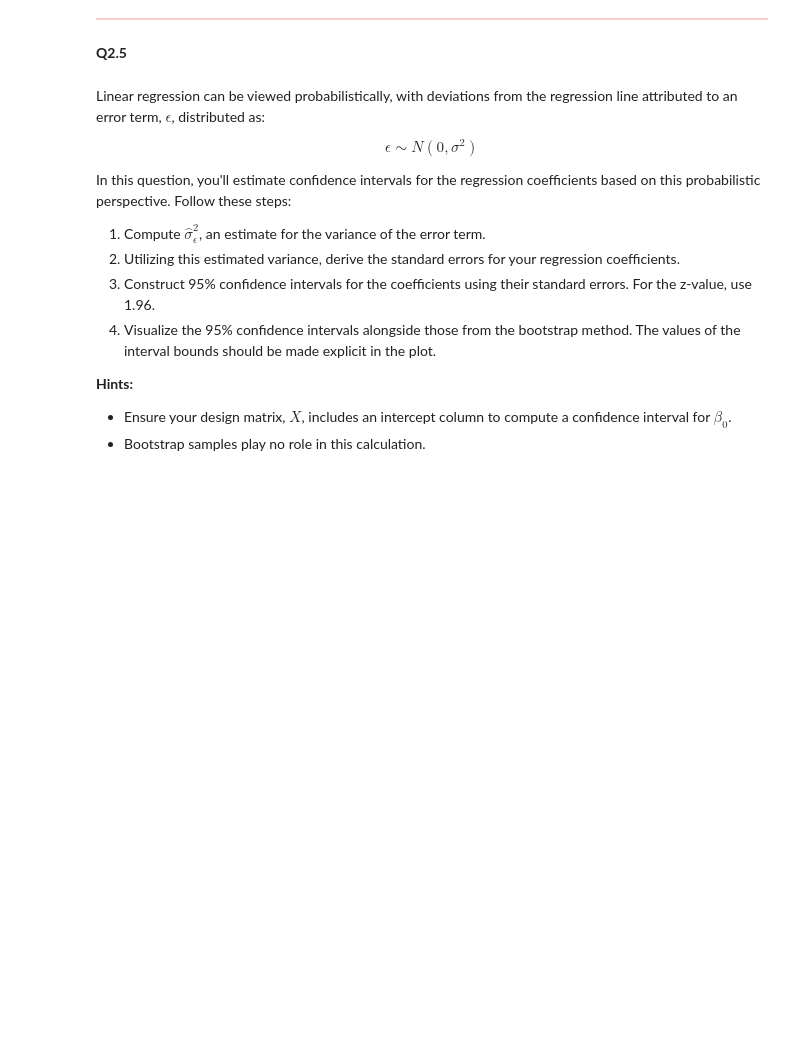
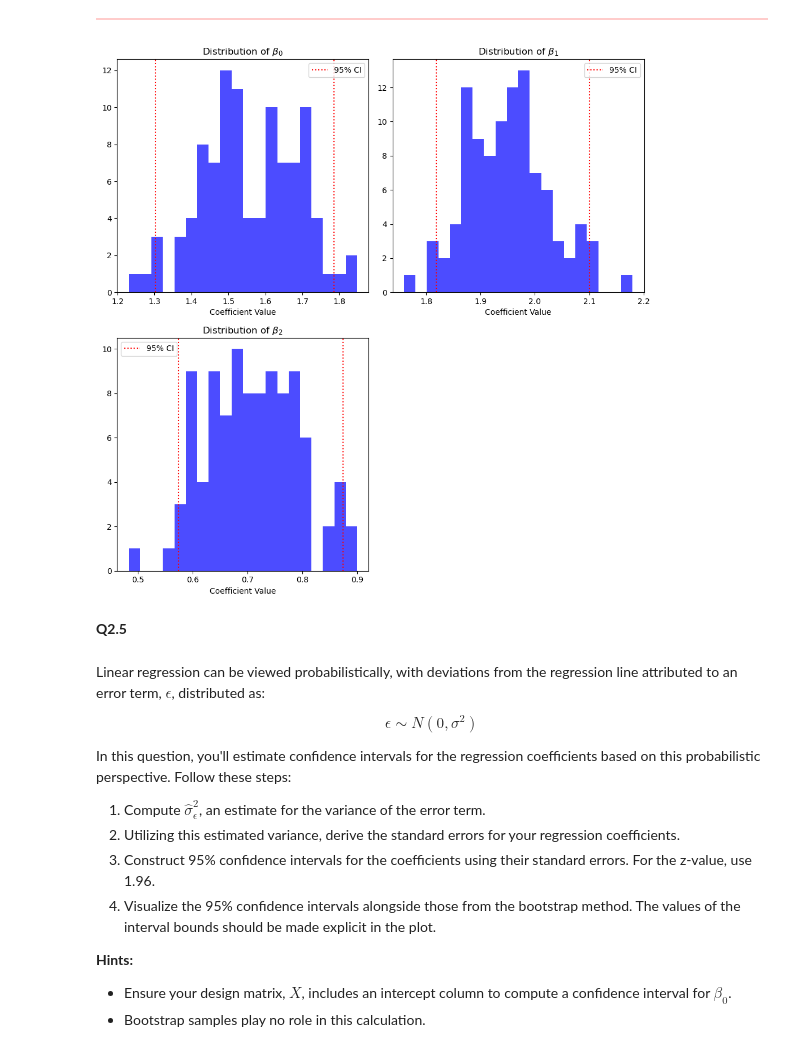
Before and after one commit to julienberman/CS-109a, a Jupyter notebook: psets/cs1090a_hw3/cs1090a_hw3.ipynb, the cells around one changed output. Cells and saved outputs as stored; diff of their text form; code cells hidden in the pictures; blank space fills up the shorter version.

```diff
--- a/psets/cs1090a_hw3/cs1090a_hw3.ipynb
+++ b/psets/cs1090a_hw3/cs1090a_hw3.ipynb
@@ -174,2 +199,10 @@ Next, use `PolynomialFeatures()` to generate a design matrices of the guesstimat
+# %%
+# your code here
+guessed_deg = 2
+x_poly_train = PolynomialFeatures(guessed_deg, include_bias = False).fit_transform(df_train[["Spreading_factor"]])
+y_train = df_train["Perc_population"]
+
+x_poly_test = PolynomialFeatures(guessed_deg, include_bias = False).fit_transform(df_test[["Spreading_factor"]])
+y_test = df_test["Perc_population"]
 # %%
 grader.check("q2.1")
@@ -247,3 +359,40 @@ _Type your answer here, replacing this text._
+# %%
+# Create grid of subplots
+n_coefs = len(bootstrap_results)
+n_rows = (n_coefs + 1) // 2
+n_cols = 2
+
+fig, axes = plt.subplots(n_rows, n_cols, figsize=(10, 5 * n_rows))
+axes = axes.flatten()
+
+for i, result in enumerate(bootstrap_results):
+    ax = axes[i]
+
+    # plot histogram
+    ax.hist(result['values'], bins=20, color='blue', alpha=0.7)
+
+    # add title
+    title = f"Distribution of $\\beta_{i}$"
+    ax.set_title(title)
+
+    # add red vertical lines for confidence intervals
+    ax.axvline(result['lower_bound'], color='red', linestyle='dotted', label='95% CI')
+    ax.axvline(result['upper_bound'], color='red', linestyle='dotted')
+
+    # label the x-axis
+    ax.set_xlabel('Coefficient Value')
+
+    # add legend
+    ax.legend()
+
+# Hide any unused subplots if n_coefs is less than rows*cols
+for j in range(i+1, len(axes)):
+    axes[j].set_visible(False)
+
+plt.tight_layout()
+plt.show()
+# %% [output]
+[figure, added]
 # %% [markdown]
 <!-- END QUESTION -->
 
```
Also changed, not shown: parts of 86 cells of this notebook, 1 other file.
